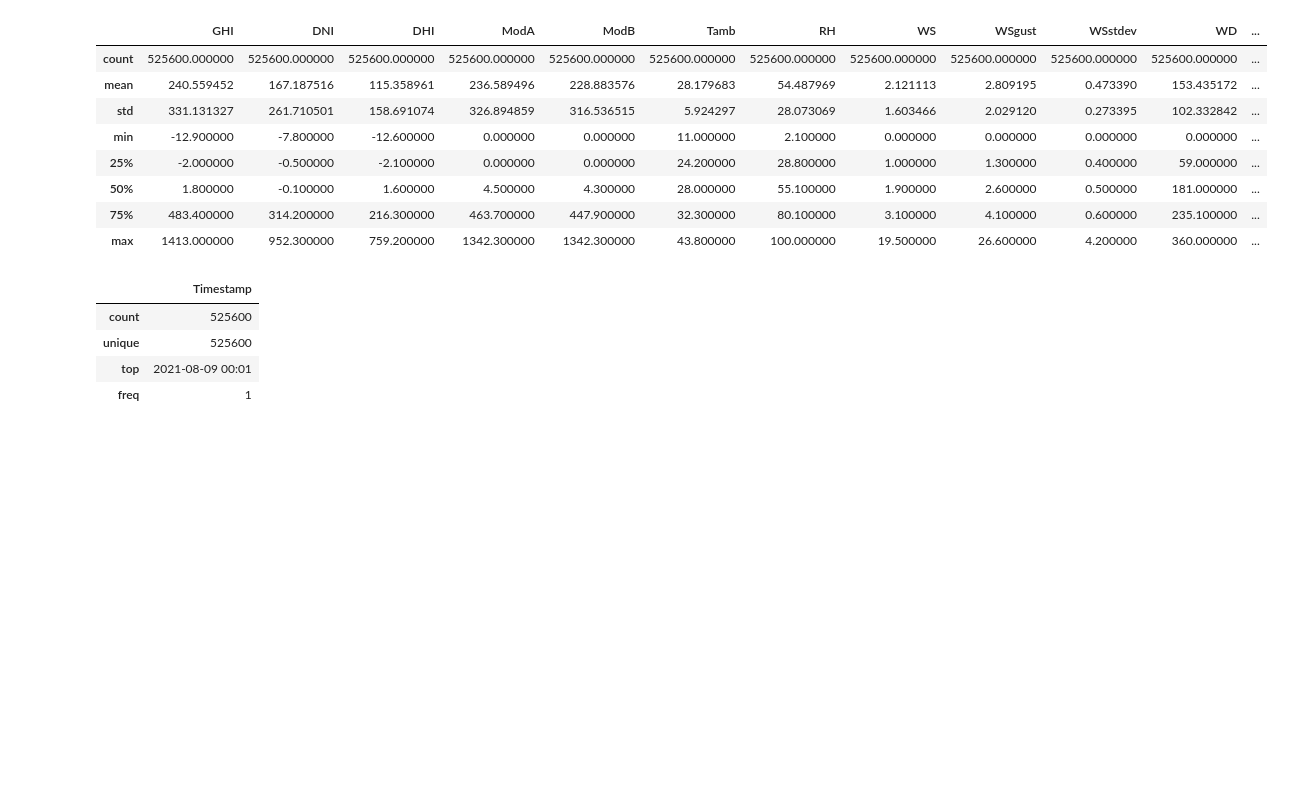
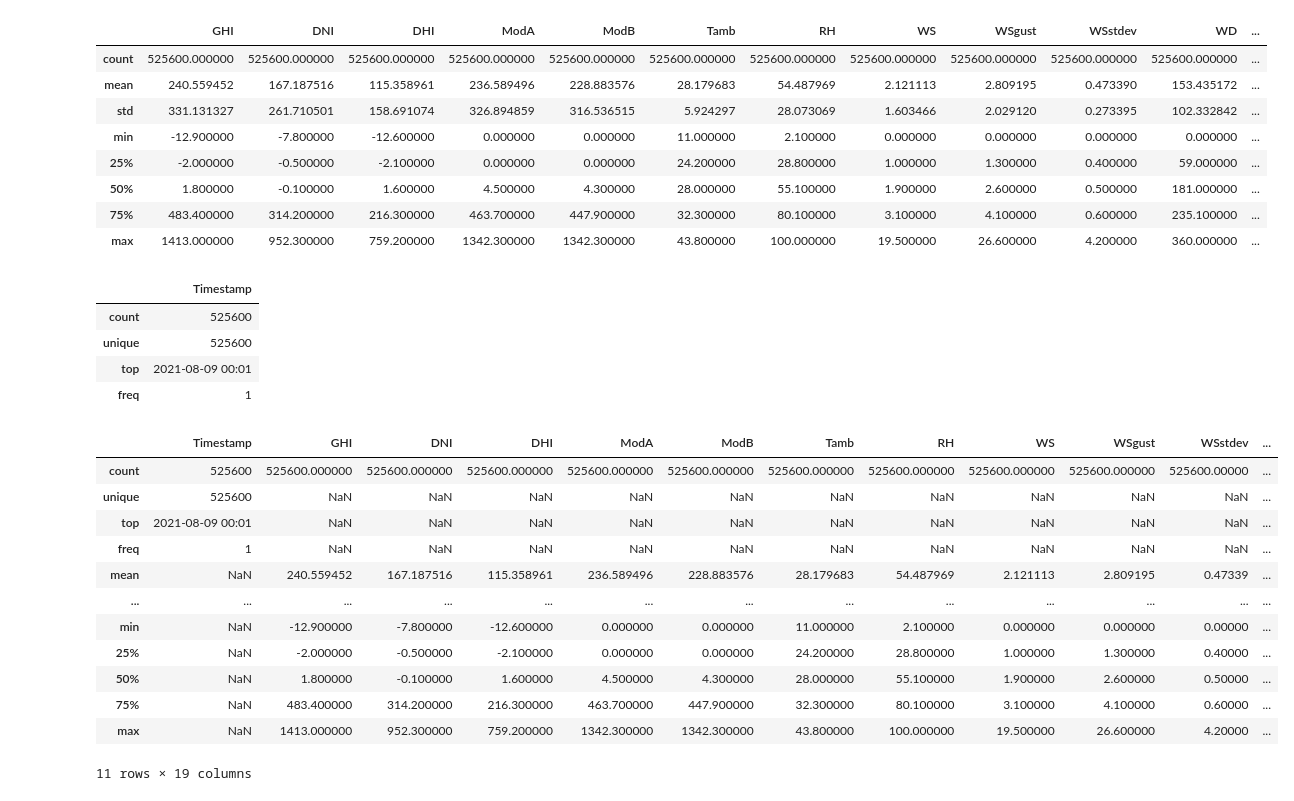
Before and after one commit to Moggycool/solar-challenge-week0, a Jupyter notebook: notebooks/benin_eda.ipynb, the cells around one changed output. Saved outputs shown, nothing was run; the diff lists cells and outputs as text; code cells hidden in the pictures; blank space fills up the shorter version.

Commit message:
update of description of all numerical and categorical columns

```diff
--- a/notebooks/benin_eda.ipynb
+++ b/notebooks/benin_eda.ipynb
@@ -172,4 +172,22 @@ display(cat_description)
 | freq | 1 |
 # %%
 # Show description of all numerical and categorical columns
-df.describe(include='all')
+df['Timestamp'] = pd.to_datetime(df['Timestamp'])
+numeric_summary = df.describe()
+display(numeric_summary.T)  # Transposed for readability
+full_summary = df.describe(include='all')
+display(full_summary.T)
+# %% [output]
+|  | Timestamp | GHI | DNI | DHI | ModA | ModB | Tamb | RH | WS | WSgust | WSstdev | ... |
+| count | 525600 | 525600.000000 | 525600.000000 | 525600.000000 | 525600.000000 | 525600.000000 | 525600.000000 | 525600.000000 | 525600.000000 | 525600.000000 | 525600.00000 | ... |
+| unique | 525600 | NaN | NaN | NaN | NaN | NaN | NaN | NaN | NaN | NaN | NaN | ... |
+| top | 2021-08-09 00:01 | NaN | NaN | NaN | NaN | NaN | NaN | NaN | NaN | NaN | NaN | ... |
+| freq | 1 | NaN | NaN | NaN | NaN | NaN | NaN | NaN | NaN | NaN | NaN | ... |
+| mean | NaN | 240.559452 | 167.187516 | 115.358961 | 236.589496 | 228.883576 | 28.179683 | 54.487969 | 2.121113 | 2.809195 | 0.47339 | ... |
+| ... | ... | ... | ... | ... | ... | ... | ... | ... | ... | ... | ... | ... |
+| min | NaN | -12.900000 | -7.800000 | -12.600000 | 0.000000 | 0.000000 | 11.000000 | 2.100000 | 0.000000 | 0.000000 | 0.00000 | ... |
+| 25% | NaN | -2.000000 | -0.500000 | -2.100000 | 0.000000 | 0.000000 | 24.200000 | 28.800000 | 1.000000 | 1.300000 | 0.40000 | ... |
+| 50% | NaN | 1.800000 | -0.100000 | 1.600000 | 4.500000 | 4.300000 | 28.000000 | 55.100000 | 1.900000 | 2.600000 | 0.50000 | ... |
+| 75% | NaN | 483.400000 | 314.200000 | 216.300000 | 463.700000 | 447.900000 | 32.300000 | 80.100000 | 3.100000 | 4.100000 | 0.60000 | ... |
+| max | NaN | 1413.000000 | 952.300000 | 759.200000 | 1342.300000 | 1342.300000 | 43.800000 | 100.000000 | 19.500000 | 26.600000 | 4.20000 | ... |
+11 rows × 19 columns
```
